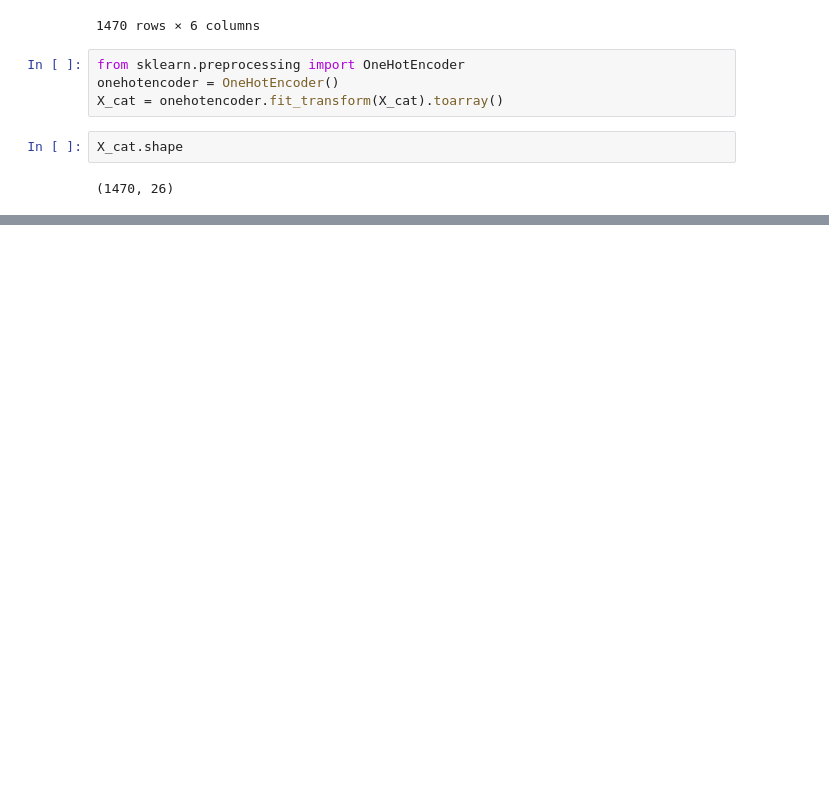
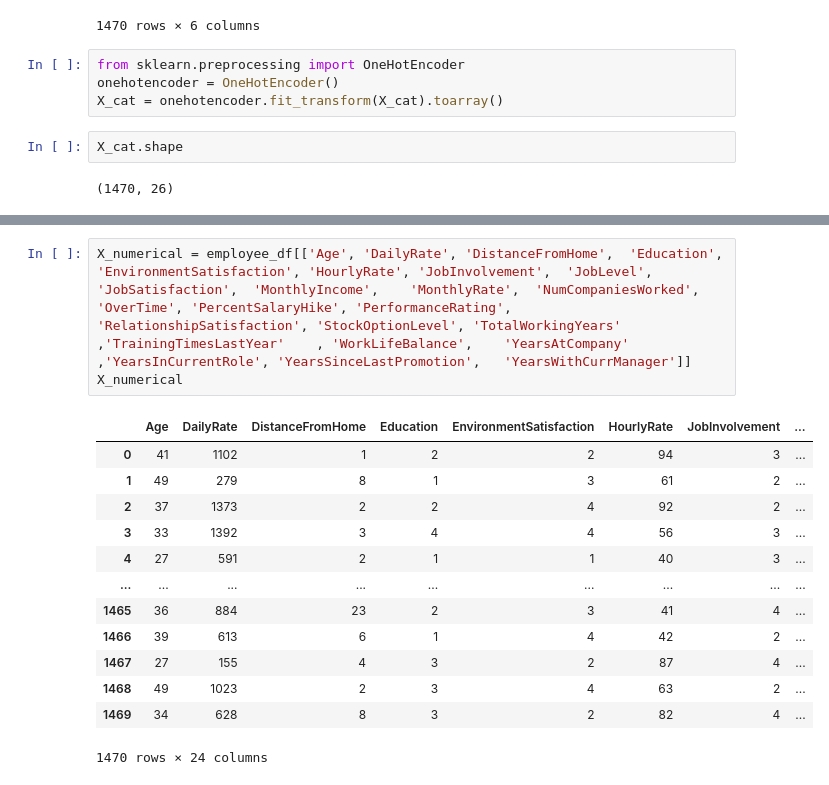
Before and after one commit to marvelm69/employee-retention-predictor, a Jupyter notebook: main.ipynb, the cells around one changed output, grey strips where cells are left out. Saved outputs shown, nothing was run; the diff lists cells and outputs as text; blank space fills up the shorter version.

```diff
--- a/main.ipynb
+++ b/main.ipynb
@@ -246,0 +265,17 @@ X_cat.shape
+# %%
+X_numerical = employee_df[['Age', 'DailyRate', 'DistanceFromHome',	'Education', 'EnvironmentSatisfaction', 'HourlyRate', 'JobInvolvement',	'JobLevel',	'JobSatisfaction',	'MonthlyIncome',	'MonthlyRate',	'NumCompaniesWorked',	'OverTime',	'PercentSalaryHike', 'PerformanceRating',	'RelationshipSatisfaction',	'StockOptionLevel',	'TotalWorkingYears'	,'TrainingTimesLastYear'	, 'WorkLifeBalance',	'YearsAtCompany'	,'YearsInCurrentRole', 'YearsSinceLastPromotion',	'YearsWithCurrManager']]
+X_numerical
+# %% [output]
+|  | Age | DailyRate | DistanceFromHome | Education | EnvironmentSatisfaction | HourlyRate | JobInvolvement | ... |
+| 0 | 41 | 1102 | 1 | 2 | 2 | 94 | 3 | ... |
+| 1 | 49 | 279 | 8 | 1 | 3 | 61 | 2 | ... |
+| 2 | 37 | 1373 | 2 | 2 | 4 | 92 | 2 | ... |
+| 3 | 33 | 1392 | 3 | 4 | 4 | 56 | 3 | ... |
+| 4 | 27 | 591 | 2 | 1 | 1 | 40 | 3 | ... |
+| ... | ... | ... | ... | ... | ... | ... | ... | ... |
+| 1465 | 36 | 884 | 23 | 2 | 3 | 41 | 4 | ... |
+| 1466 | 39 | 613 | 6 | 1 | 4 | 42 | 2 | ... |
+| 1467 | 27 | 155 | 4 | 3 | 2 | 87 | 4 | ... |
+| 1468 | 49 | 1023 | 2 | 3 | 4 | 63 | 2 | ... |
+| 1469 | 34 | 628 | 8 | 3 | 2 | 82 | 4 | ... |
+1470 rows × 24 columns
```
Also changed, not shown: parts of 16 cells of this notebook.
